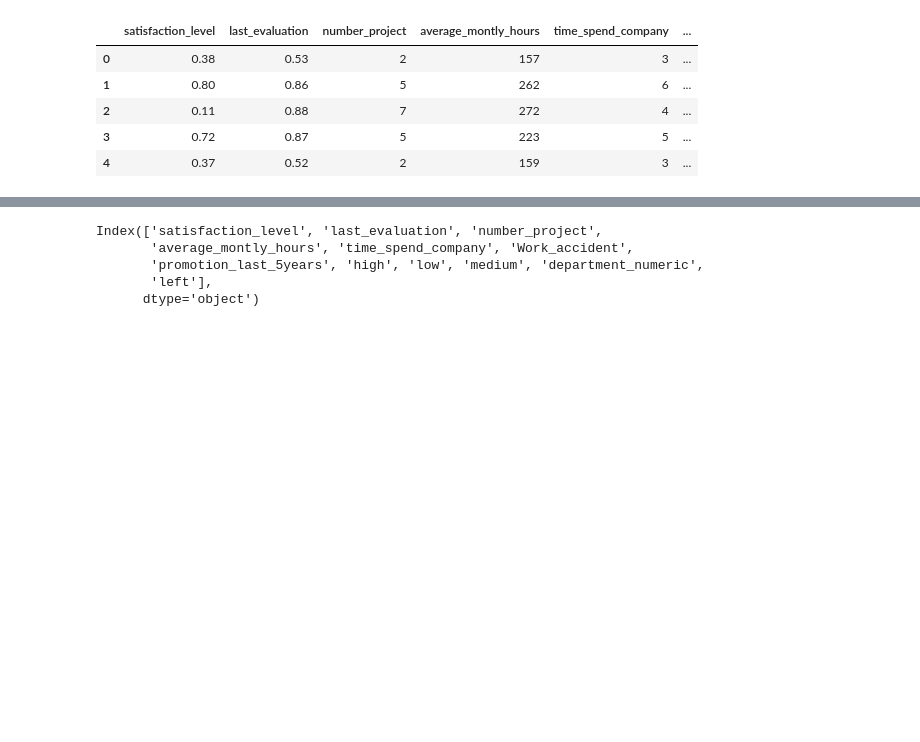
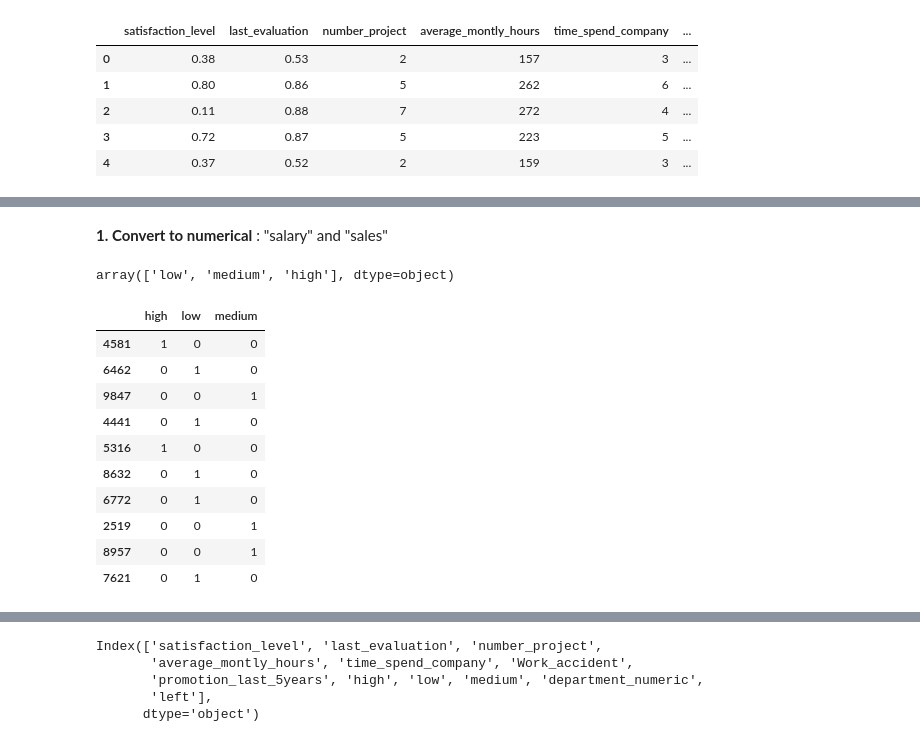
Before and after one commit to MariaGamero/TFM-ReasonsforEmployeeTurnover, a Jupyter notebook: 3.MachineLearning.ipynb, the cells around one changed output, grey strips where cells are left out. Drawn from its saved outputs; the diff is of its cells as text; code cells hidden in the pictures; blank space fills up the shorter version.

```diff
--- a/3.MachineLearning.ipynb
+++ b/3.MachineLearning.ipynb
@@ -22,0 +50,22 @@ df_cleaned.shape
+# %% [markdown]
+**1. Convert to numerical** : "salary" and "sales"
+# %%
+df_cleaned['salary'].unique()
+# %% [output]
+array(['low', 'medium', 'high'], dtype=object)
+# %%
+#Dummy Coding
+hr_salary = pd.get_dummies(df_cleaned['salary'])
+hr_salary.sample(10)
+# %% [output]
+|  | high | low | medium |
+| 4581 | 1 | 0 | 0 |
+| 6462 | 0 | 1 | 0 |
+| 9847 | 0 | 0 | 1 |
+| 4441 | 0 | 1 | 0 |
+| 5316 | 1 | 0 | 0 |
+| 8632 | 0 | 1 | 0 |
+| 6772 | 0 | 1 | 0 |
+| 2519 | 0 | 0 | 1 |
+| 8957 | 0 | 0 | 1 |
+| 7621 | 0 | 1 | 0 |
```
Also changed, not shown: parts of 24 cells of this notebook.
